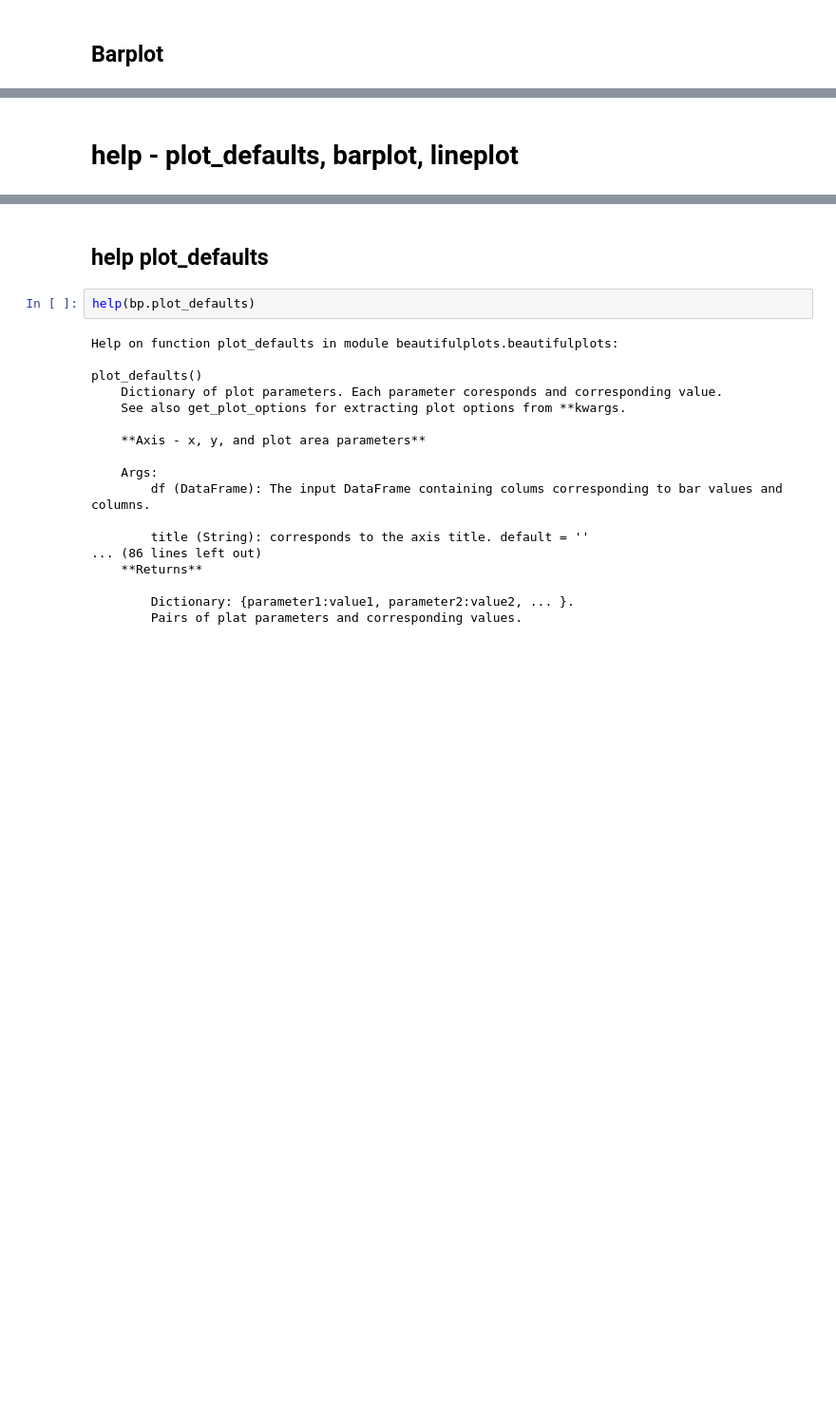
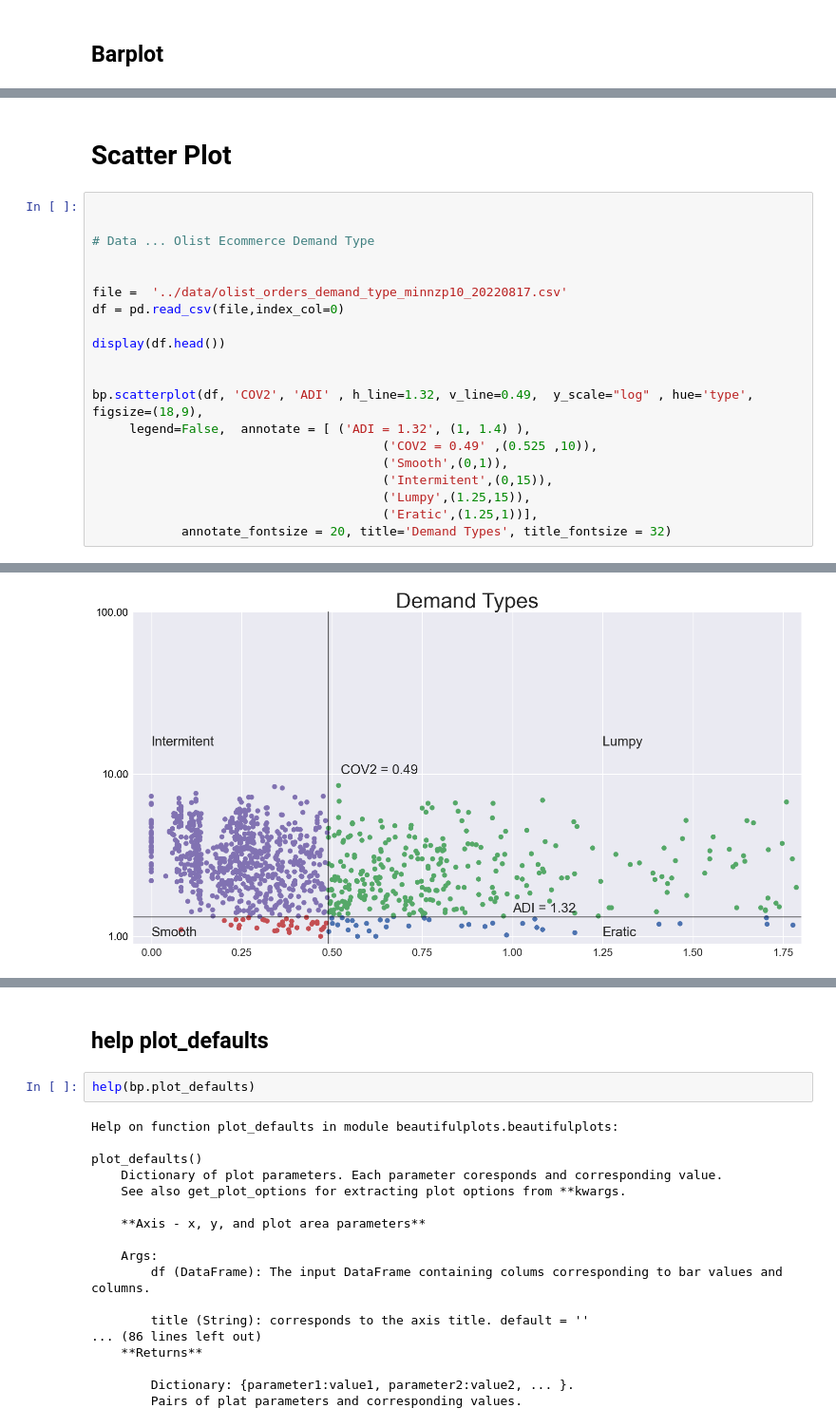
Before and after one commit to Aljgutier/beautifulplots, a Jupyter notebook: docs/examples.ipynb, the cells around one changed output, grey strips where cells are left out. Shown at 95% size. Drawn from its saved outputs; the diff is of its cells as text; blank space fills up the shorter version.

```diff
--- a/docs/examples.ipynb
+++ b/docs/examples.ipynb
@@ -127,2 +103,23 @@ Pandas lineplot
-# %% [markdown]
-# help - plot_defaults, barplot, lineplot
+# %% [markdown]
+# Scatter Plot
+# %%
+
+
+# Data ... Olist Ecommerce Demand Type
+
+
+file =  '../data/olist_orders_demand_type_minnzp10_20220817.csv'
+df = pd.read_csv(file,index_col=0)
+
+display(df.head())
+
+
+bp.scatterplot(df, 'COV2', 'ADI' , h_line=1.32, v_line=0.49,  y_scale="log" , hue='type', figsize=(18,9),
+     legend=False,  annotate = [ ('ADI = 1.32', (1, 1.4) ),
+                                       ('COV2 = 0.49' ,(0.525 ,10)),
+                                       ('Smooth',(0,1)),
+                                       ('Intermitent',(0,15)),
+                                       ('Lumpy',(1.25,15)),
+                                       ('Eratic',(1.25,1))],
+            annotate_fontsize = 20, title='Demand Types', title_fontsize = 32)
+# %% [output]
@@ -128,0 +133 @@ Pandas lineplot
+[figure, added]
```
Also changed, not shown: parts of 12 cells of this notebook, 1 other file.
